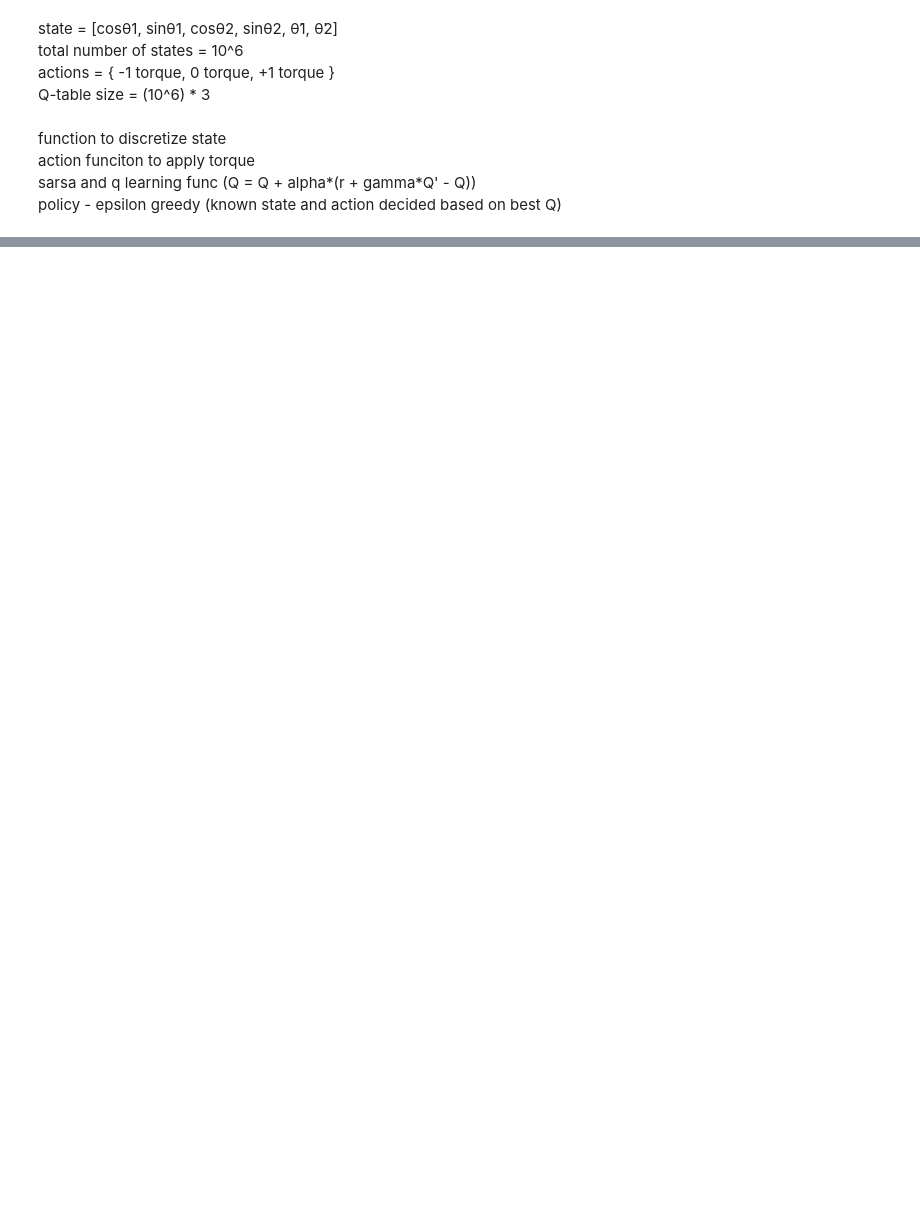
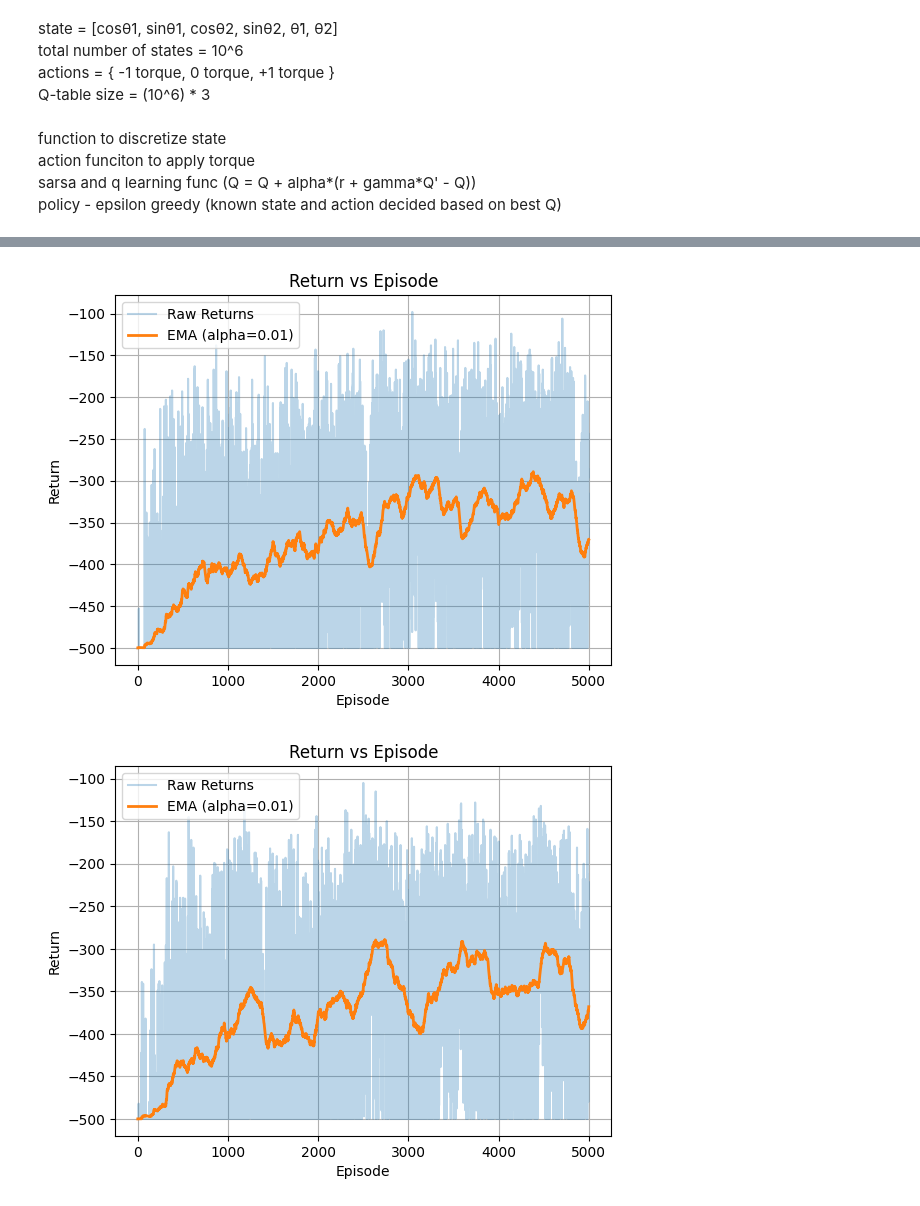
Before and after one commit to Maddy-1111/Reinforcement-Learning, a Jupyter notebook: Assignment 1/Task 2.ipynb, the cells around one changed output, grey strips where cells are left out. Saved outputs shown, nothing was run; the diff lists cells and outputs as text; code cells hidden in the pictures; blank space fills up the shorter version.

```diff
--- a/Assignment 1/Task 2.ipynb
+++ b/Assignment 1/Task 2.ipynb
@@ -297,0 +391,6 @@ def Q_learning_decay():
+# %%
+plot_returns(returns_sarsa_decay, 0.01)
+plot_returns(returns_QLearning_decay, 0.01)
+# %% [output]
+[figure, added]
+[figure, added]
```
Also changed, not shown: parts of 18 cells of this notebook, 1 other file.
